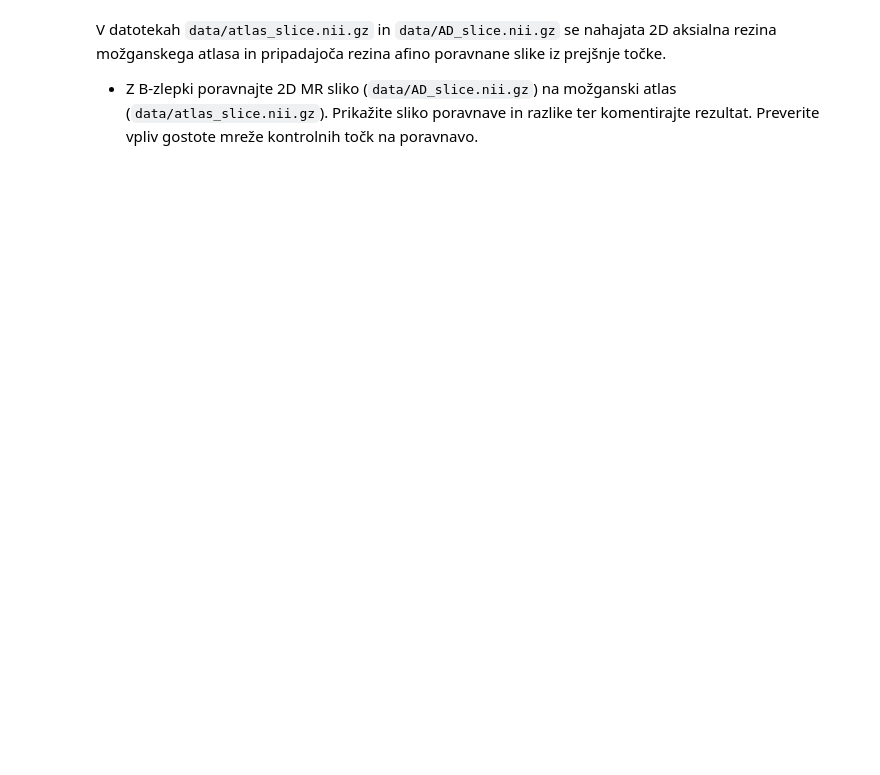
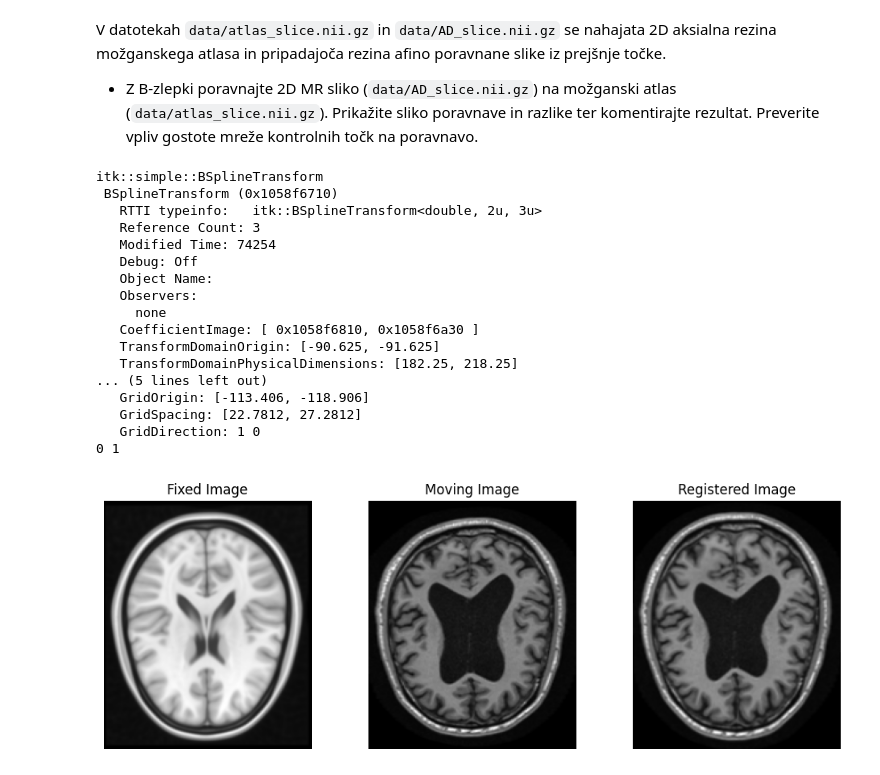
Before and after one commit to dis012/MedicalImageAnalysis, a Jupyter notebook: Vaja2/01-Netoga_poravnava_slik 2/2_Domaca_naloga.ipynb, the cells around one changed output. Drawn from its saved outputs; the diff is of its cells as text; code cells hidden in the pictures; blank space fills up the shorter version.

```diff
--- a/Vaja2/01-Netoga_poravnava_slik 2/2_Domaca_naloga.ipynb
+++ b/Vaja2/01-Netoga_poravnava_slik 2/2_Domaca_naloga.ipynb
@@ -35,0 +367,74 @@ V datotekah `data/atlas_slice.nii.gz` in `data/AD_slice.nii.gz` se nahajata 2D a
+# %%
+### BEGIN SOLUTION
+# nalozi slike
+fixed = sitk.ReadImage('data/atlas_slice.nii.gz', sitk.sitkFloat32)
+moving = sitk.ReadImage('data/AD_slice.nii.gz', sitk.sitkFloat32)
+
+# inicializacija postopka
+R = sitk.ImageRegistrationMethod()
+
+# inicializacija preslikave z B-zlepki
+bsplineGrid = 8
+bTr = sitk.BSplineTransformInitializer(fixed, [bsplineGrid] * 2)
+R.SetInitialTransform(bTr, inPlace=True)
+
+# inicializacija mere podobnosti
+R.SetMetricAsMattesMutualInformation(32)
+R.SetMetricSamplingPercentage(0.25)
+R.SetMetricSamplingStrategy(R.RANDOM)
+
+# inicializacija optimizacije
+R.SetOptimizerAsGradientDescentLineSearch(
+    learningRate=5.0,
+    numberOfIterations=100,
+    convergenceMinimumValue=1e-5,
+    convergenceWindowSize=5)
+R.SetOptimizerScalesFromPhysicalShift()
+
+# zagon poravnave
+outTx = R.Execute(fixed, moving)
+print(outTx)
+# ustvarjanje izhodne slike
+S = sitk.ResampleImageFilter()
+S.SetReferenceImage(fixed)
+S.SetInterpolator(sitk.sitkLinear)
+S.SetDefaultPixelValue(0)
+S.SetTransform(outTx)
+outImage = S.Execute(moving)
+
+# prikaz rezultatov
+plt.figure(figsize=(12, 4))
+plt.subplot(131)
+plt.imshow(sitk.GetArrayFromImage(fixed), cmap='gray')
+plt.title("Fixed Image")
+plt.axis('off')
+plt.subplot(132)
+plt.imshow(sitk.GetArrayFromImage(moving), cmap='gray')
+plt.title("Moving Image")
+plt.axis('off')
+plt.subplot(133)
+plt.imshow(sitk.GetArrayFromImage(outImage), cmap='gray')
+plt.title("Registered Image")
+plt.axis('off')
+plt.show()
+
+### END SOLUTION
+# %% [output]
+itk::simple::BSplineTransform
+ BSplineTransform (0x1058f6710)
+   RTTI typeinfo:   itk::BSplineTransform<double, 2u, 3u>
+   Reference Count: 3
+   Modified Time: 74254
+   Debug: Off
+   Object Name:
+   Observers:
+     none
+   CoefficientImage: [ 0x1058f6810, 0x1058f6a30 ]
+   TransformDomainOrigin: [-90.625, -91.625]
+   TransformDomainPhysicalDimensions: [182.25, 218.25]
+... (5 lines left out)
+   GridOrigin: [-113.406, -118.906]
+   GridSpacing: [22.7812, 27.2812]
+   GridDirection: 1 0
+0 1
+[figure, added]
```
Also changed, not shown: parts of 5 cells of this notebook, 3 other files.
